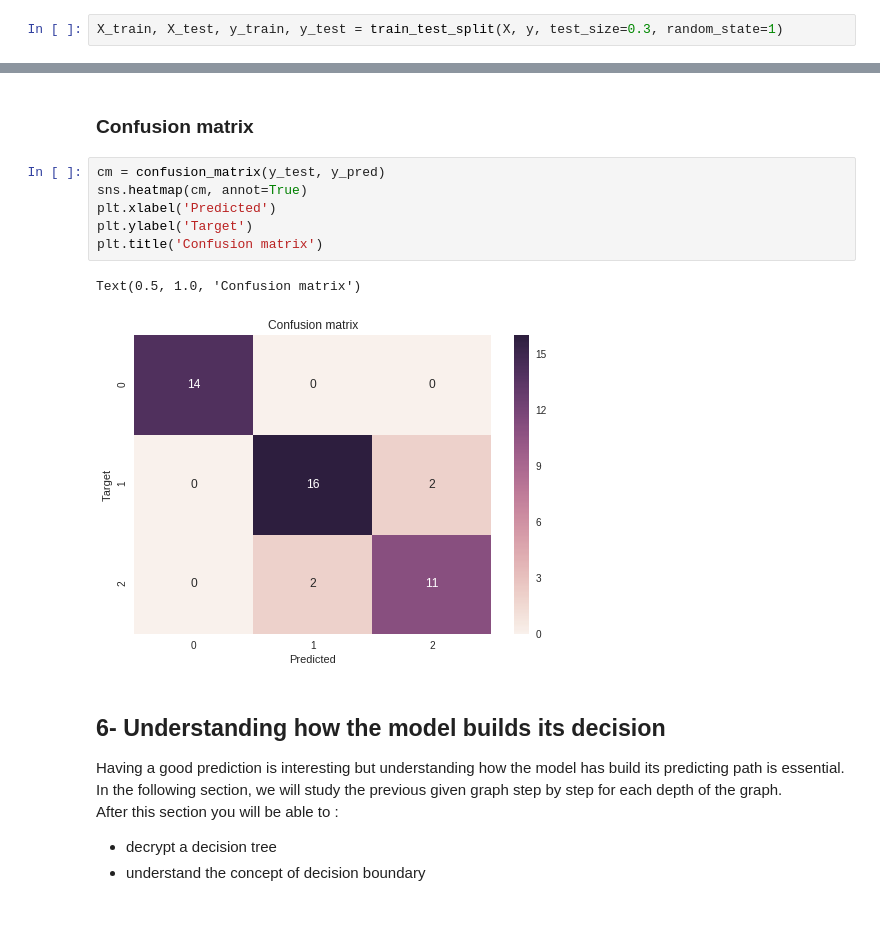
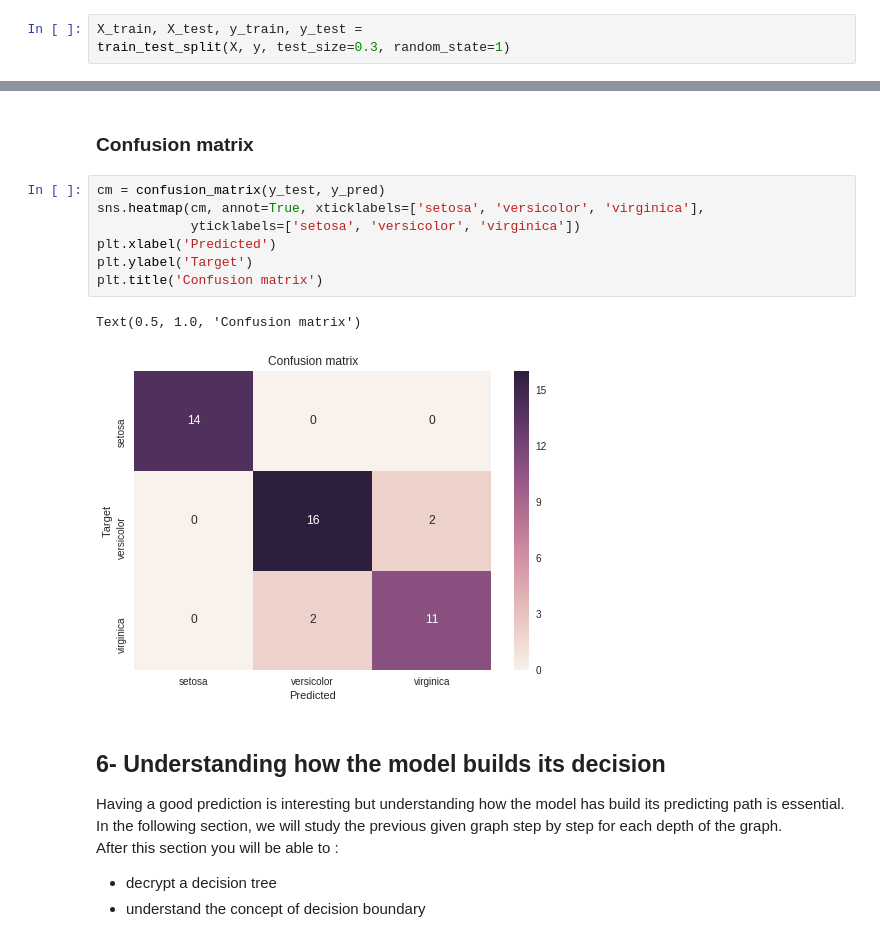
Before and after one commit to ValentinRicher/understanding-decision-trees, a Jupyter notebook: understanding_decision_trees.ipynb, the cells around one changed output, grey strips where cells are left out. Drawn from its saved outputs; the diff is of its cells as text.

```diff
--- a/understanding_decision_trees.ipynb
+++ b/understanding_decision_trees.ipynb
@@ -64,7 +64,8 @@ y = iris_df['target']
 # %% [markdown]
 ### Splitting into training and testing set
 # %%
-X_train, X_test, y_train, y_test = train_test_split(X, y, test_size=0.3, random_state=1)
+X_train, X_test, y_train, y_test =
+train_test_split(X, y, test_size=0.3, random_state=1)
 # %% [markdown]
 ## 4- Modeling
 # %% [markdown]
@@ -98,13 +108,14 @@ The accuracy is not very good but it is not what interests us in this notebook.
 ### Confusion matrix
 # %%
 cm = confusion_matrix(y_test, y_pred)
-sns.heatmap(cm, annot=True)
+sns.heatmap(cm, annot=True, xticklabels=['setosa', 'versicolor', 'virginica'],
+            yticklabels=['setosa', 'versicolor', 'virginica'])
 plt.xlabel('Predicted')
 plt.ylabel('Target')
 plt.title('Confusion matrix')
 # %% [output]
 Text(0.5, 1.0, 'Confusion matrix')
-[figure, old version]
+[figure, new version]
 # %% [markdown]
 ## 6- Understanding how the model builds its decision
 Having a good prediction is interesting but understanding how the model has build its predicting path is essential. <br/>
```
Also changed, not shown: parts of 4 cells of this notebook.
